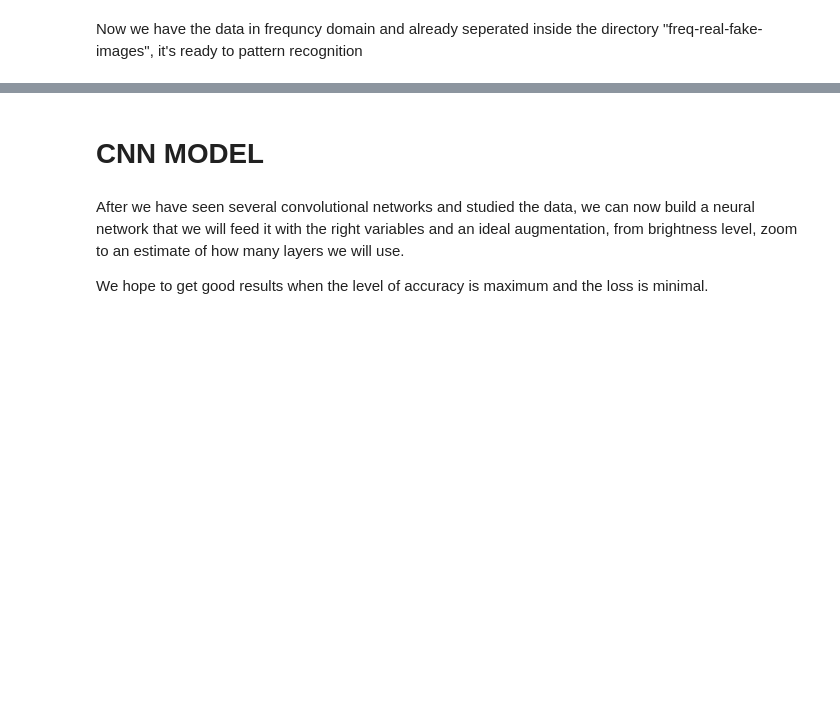
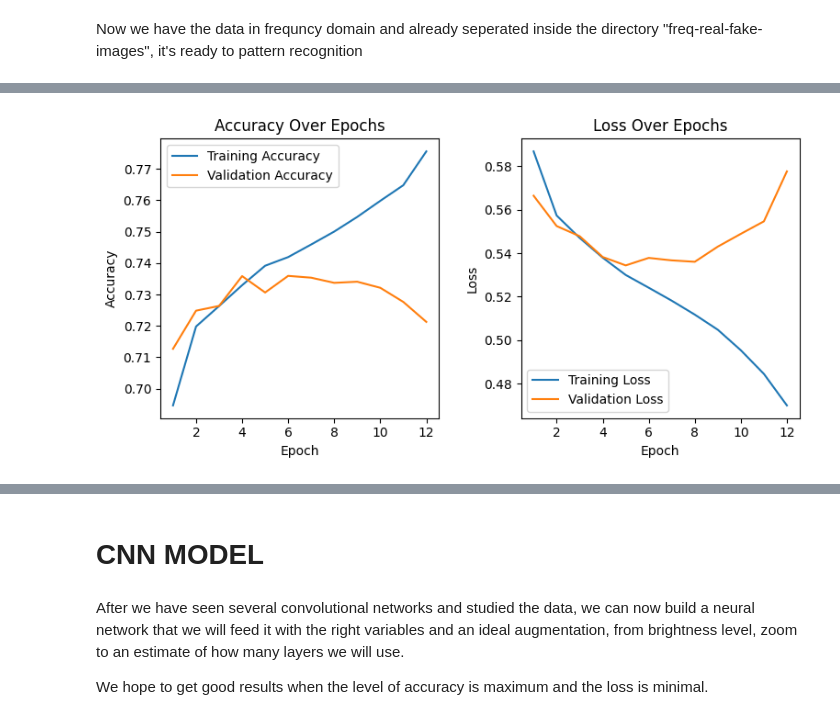
Before and after one commit to RoiLe/AI-picture-recognition, a Jupyter notebook: Research-proposal-DS-class.ipynb, the cells around one changed output, grey strips where cells are left out. Drawn from its saved outputs; the diff is of its cells as text; code cells hidden in the pictures; blank space fills up the shorter version.

```diff
--- a/Research-proposal-DS-class.ipynb
+++ b/Research-proposal-DS-class.ipynb
@@ -693,12 +646,9 @@ for class_name in classes:
 Now we have the data in frequncy domain and already seperated inside the directory "freq-real-fake-images",
 it's ready to pattern recognition
 # %%
-train_datagen = ImageDataGenerator(
-    brightness_range = (0.2, 1.4),
-    zoom_range = [0.5, 1.5]
-)
+train_datagen = ImageDataGenerator(rescale = 1./255)
 training_set = train_datagen.flow_from_directory(
-    'NEW-freq-real-fake-images\\train',
+    'freq-real-fake-images\\train',
     target_size = (64, 64),
     batch_size = 32,
     class_mode = 'binary'
@@ -708,6 +658,6 @@ Found 80000 images belonging to 2 classes.
 # %%
 val_datagen = ImageDataGenerator(rescale = 1./255)
-val_set = val_datagen.flow_from_directory('NEW-freq-real-fake-images\\val',
+val_set = val_datagen.flow_from_directory('freq-real-fake-images\\val',
                                             target_size = (64, 64),
                                             batch_size = 32,
                                             class_mode = 'binary')
@@ -731,4 +681,4 @@ cnn.add(tf.keras.layers.Dense(units=1, activation='sigmoid'))
 # %%
 cnn.compile(optimizer = 'adam', loss = 'binary_crossentropy', metrics = ['accuracy'])
 # %%
-cnn.fit(x = training_set, validation_data = val_set, epochs = 10)
+history = cnn.fit(x = training_set, validation_data = val_set, epochs = 12)
@@ -736,0 +731,39 @@ training_set.class_indices
+# %%
+
+# Access accuracy and loss values from the history object
+train_accuracy = history.history['accuracy']
+val_accuracy = history.history['val_accuracy']
+train_loss = history.history['loss']
+val_loss = history.history['val_loss']
+# %%
+import matplotlib.pyplot as plt
+
+num_epochs = 12
+
+
+# Create subplots for accuracy and loss
+plt.figure(figsize=(8, 4))
+
+# Accuracy subplot
+plt.subplot(1, 2, 1)
+plt.plot(range(1, num_epochs + 1), train_accuracy, label='Training Accuracy')
+plt.plot(range(1, num_epochs + 1), val_accuracy, label='Validation Accuracy')
+plt.xlabel('Epoch')
+plt.ylabel('Accuracy')
+plt.legend()
+plt.title('Accuracy Over Epochs')
+
+# Loss subplot
+plt.subplot(1, 2, 2)
+plt.plot(range(1, num_epochs + 1), train_loss, label='Training Loss')
+plt.plot(range(1, num_epochs + 1), val_loss, label='Validation Loss')
+plt.xlabel('Epoch')
+plt.ylabel('Loss')
+plt.legend()
+plt.title('Loss Over Epochs')
+
+# Display the plots
+plt.tight_layout()
+plt.show()
+# %% [output]
+[figure, added]
```
Also changed, not shown: parts of 25 cells of this notebook, 3 other files.
